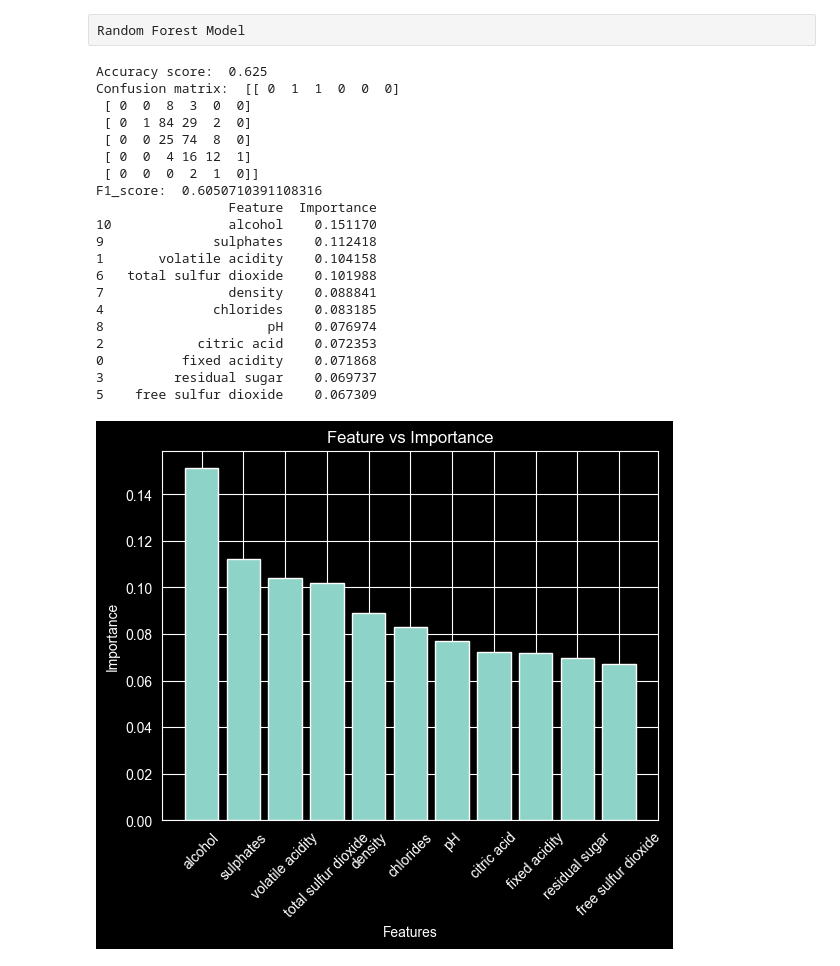
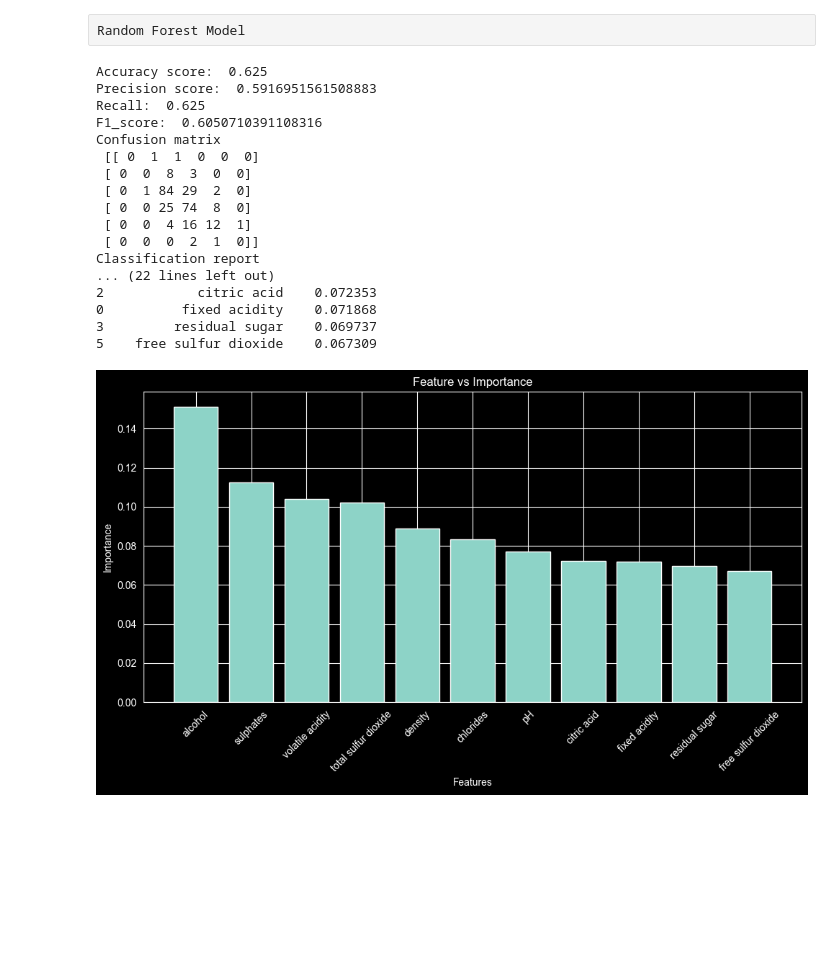
Before and after one commit to luanhoangle05/DATA221_PROJECT_RED_WINE_QUALITY_NEW, a Jupyter notebook: notebooks/05_random_forest.ipynb, the cells around one changed output. Cells and saved outputs as stored; diff of their text form; code cells hidden in the pictures; blank space fills up the shorter version.

Commit message:
evaluate metrics, modify graph layout

```diff
--- a/notebooks/05_random_forest.ipynb
+++ b/notebooks/05_random_forest.ipynb
@@ -4,7 +4,7 @@ Random Forest Model
 import pandas as pd
 from sklearn.model_selection import train_test_split
 from sklearn.ensemble import RandomForestClassifier
-from sklearn.metrics import accuracy_score,confusion_matrix,f1_score,classification_report
+from sklearn.metrics import accuracy_score,confusion_matrix,f1_score,precision_score,recall_score,classification_report
 import matplotlib.pyplot as plt
 
 # Load the shared clean data and split data
@@ -31,48 +31,52 @@ predicted_random_forest_model=random_forest_model.predict(x_test)
 
 # evaluate the model
 accuracy=accuracy_score(y_test,predicted_random_forest_model)
+precision=precision_score(y_test,predicted_random_forest_model,average="weighted")
+recall=recall_score(y_test,predicted_random_forest_model,average="weighted")
+f1=f1_score(y_test,predicted_random_forest_model,average="weighted")
 confusion_matrix_value=confusion_matrix(y_test,predicted_random_forest_model)
-f1=f1_score(y_test,predicted_random_forest_model,average="weighted")
 
 print("Accuracy score: ",accuracy)
-print("Confusion matrix: ",confusion_matrix_value)
+print("Precision score: ",precision)
+print("Recall: ",recall)
 print("F1_score: ",f1)
+print("Confusion matrix\n",confusion_matrix_value)
+print("Classification report\n")
+print(classification_report(y_test,predicted_random_forest_model))
 
 # feature importance
 importances=random_forest_model.feature_importances_
 feature_importances=pd.DataFrame({
     "Feature":x_train.columns,
     "Importance":importances
 })
 feature_importances=feature_importances.sort_values(by="Importance",ascending=False)
 print(feature_importances)
 
-plt.figure()
+plt.figure(figsize=(10,6))
 plt.title("Feature vs Importance")
 plt.bar(feature_importances["Feature"],feature_importances["Importance"])
 plt.xlabel("Features")
 plt.xticks(rotation=45)
 plt.ylabel("Importance")
+plt.tight_layout()
 plt.show()
 # %% [output]
 Accuracy score:  0.625
-Confusion matrix:  [[ 0  1  1  0  0  0]
+Precision score:  0.5916951561508883
+Recall:  0.625
+F1_score:  0.6050710391108316
+Confusion matrix
+ [[ 0  1  1  0  0  0]
  [ 0  0  8  3  0  0]
  [ 0  1 84 29  2  0]
  [ 0  0 25 74  8  0]
  [ 0  0  4 16 12  1]
  [ 0  0  0  2  1  0]]
-F1_score:  0.6050710391108316
-                 Feature  Importance
-10               alcohol    0.151170
-9              sulphates    0.112418
-1       volatile acidity    0.104158
-6   total sulfur dioxide    0.101988
-7                density    0.088841
-4              chlorides    0.083185
-8                     pH    0.076974
+Classification report
+... (22 lines left out)
 2            citric acid    0.072353
 0          fixed acidity    0.071868
 3         residual sugar    0.069737
 5    free sulfur dioxide    0.067309
-[figure, old version]
+[figure, new version]
```
